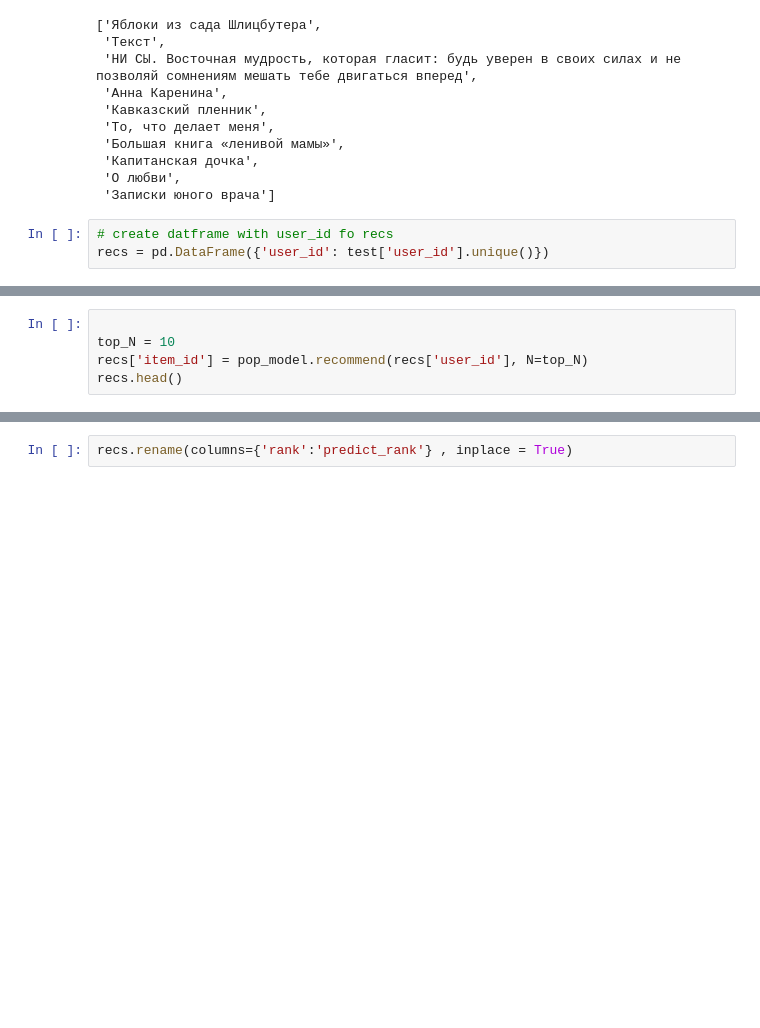
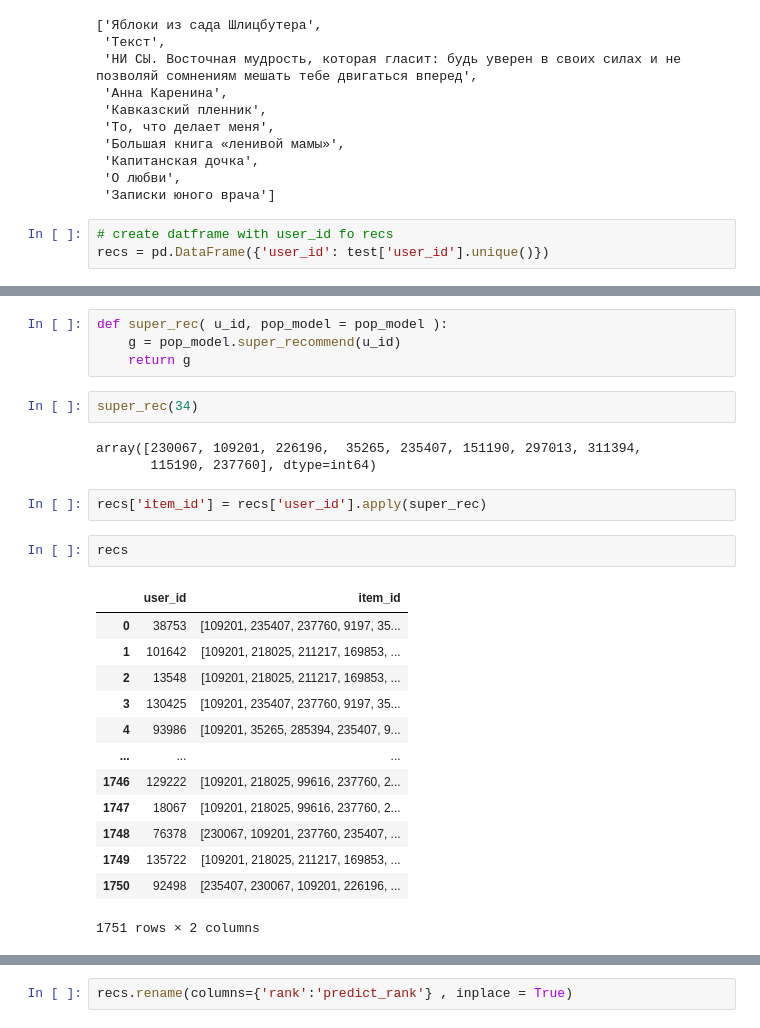
Before and after one commit to odinicc/Data-Practice, a Jupyter notebook: 29 RecSys/3 Baselines_by_user_age.ipynb, the cells around one changed output, grey strips where cells are left out. Saved outputs shown, nothing was run; the diff lists cells and outputs as text; blank space fills up the shorter version.

```diff
--- a/29 RecSys/3 Baselines_by_user_age.ipynb
+++ b/29 RecSys/3 Baselines_by_user_age.ipynb
@@ -267,8 +195,30 @@ recs.head(2)
-# %%
-
-top_N = 10
-recs['item_id'] = pop_model.recommend(recs['user_id'], N=top_N)
-recs.head()
+# %%
+def super_rec( u_id, pop_model = pop_model ):
+    g = pop_model.super_recommend(u_id)
+    return g
+# %%
+super_rec(34)
+# %% [output]
+array([230067, 109201, 226196,  35265, 235407, 151190, 297013, 311394,
+       115190, 237760], dtype=int64)
+# %%
+recs['item_id'] = recs['user_id'].apply(super_rec)
+# %%
+recs
+# %% [output]
+|  | user_id | item_id |
+| 0 | 38753 | [109201, 235407, 237760, 9197, 35... |
+| 1 | 101642 | [109201, 218025, 211217, 169853, ... |
+| 2 | 13548 | [109201, 218025, 211217, 169853, ... |
+| 3 | 130425 | [109201, 235407, 237760, 9197, 35... |
+| 4 | 93986 | [109201, 35265, 285394, 235407, 9... |
+| ... | ... | ... |
+| 1746 | 129222 | [109201, 218025, 99616, 237760, 2... |
+| 1747 | 18067 | [109201, 218025, 99616, 237760, 2... |
+| 1748 | 76378 | [230067, 109201, 237760, 235407, ... |
+| 1749 | 135722 | [109201, 218025, 211217, 169853, ... |
+| 1750 | 92498 | [235407, 230067, 109201, 226196, ... |
+1751 rows × 2 columns
 # %%
 recs = recs.explode('item_id')
 recs.head(top_N + 2)
```
Also changed, not shown: parts of 26 cells of this notebook, 1 other file.
